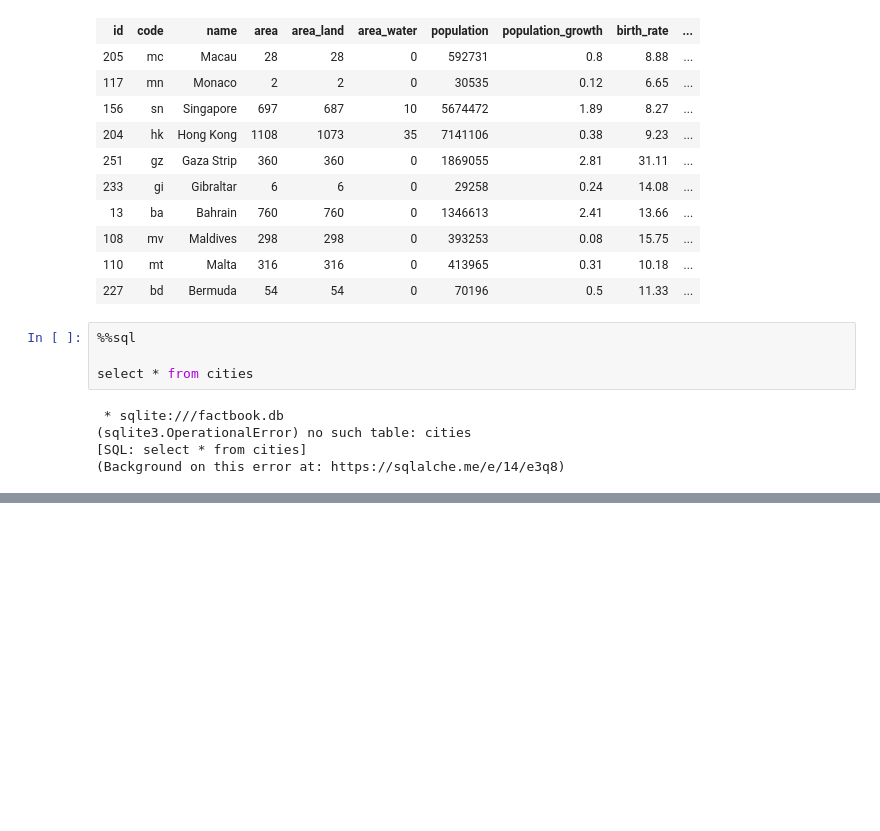
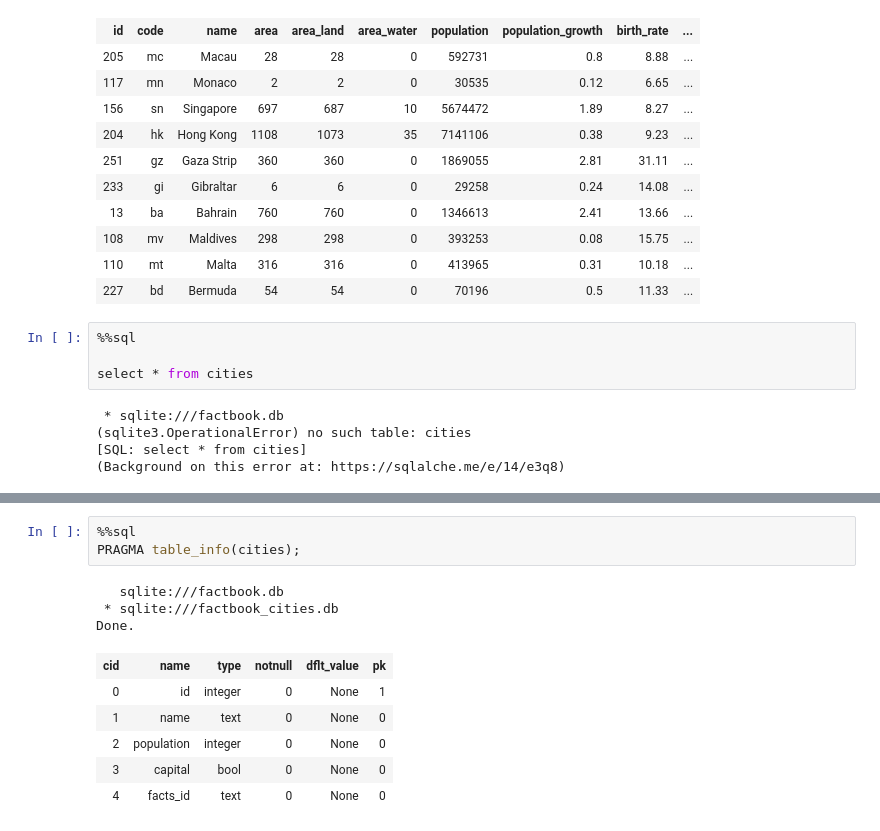
Before and after one commit to efgh24/DataQuest, a Jupyter notebook: CIA_Factbook_SQL.ipynb, the cells around one changed output, grey strips where cells are left out. Cells and saved outputs as stored; diff of their text form; blank space fills up the shorter version.

```diff
--- a/CIA_Factbook.ipynb
+++ b/CIA_Factbook_SQL.ipynb
@@ -255,0 +291,13 @@ select * from cities
+# %%
+%%sql
+PRAGMA table_info(cities);
+# %% [output]
+   sqlite:///factbook.db
+ * sqlite:///factbook_cities.db
+Done.
+| cid | name | type | notnull | dflt_value | pk |
+| 0 | id | integer | 0 | None | 1 |
+| 1 | name | text | 0 | None | 0 |
+| 2 | population | integer | 0 | None | 0 |
+| 3 | capital | bool | 0 | None | 0 |
+| 4 | facts_id | text | 0 | None | 0 |
```
Also changed, not shown: parts of 16 cells of this notebook, 4 other files.
